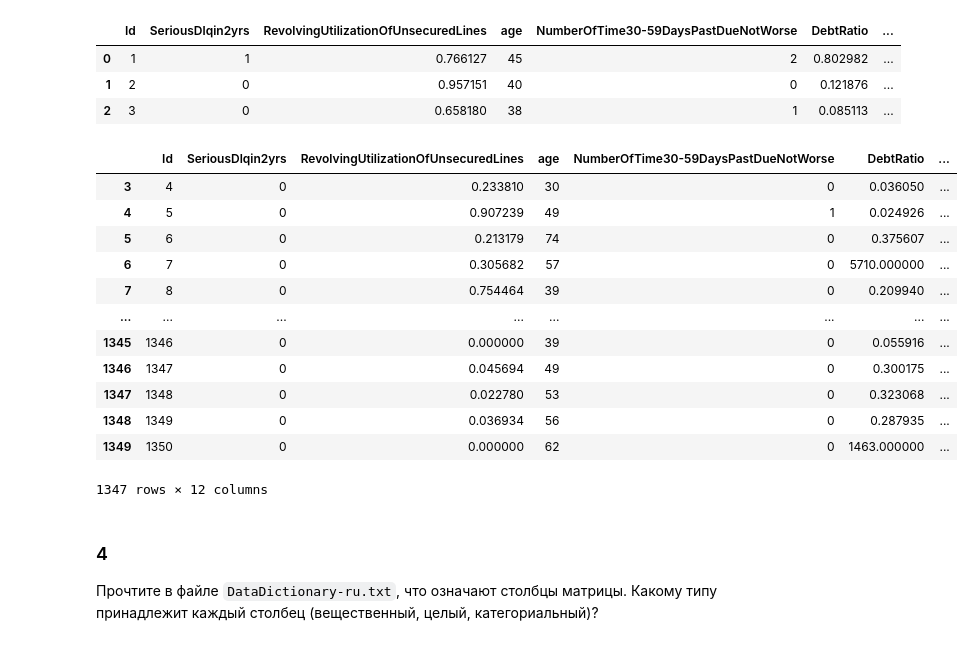
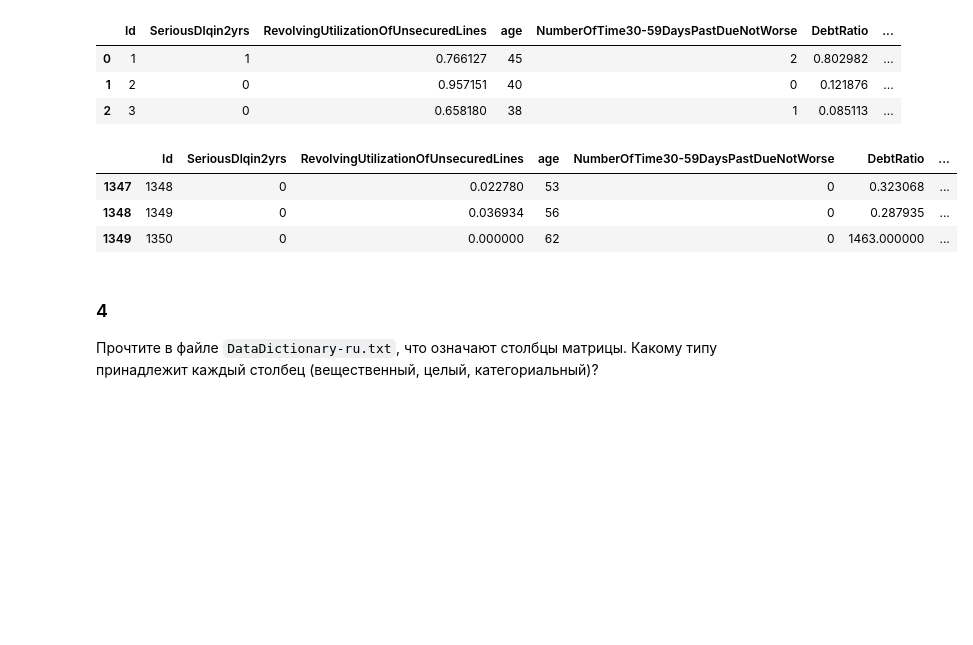
Before and after one commit to kirillserious/2021-machine-learning, a Jupyter notebook: lab_01/lab-1-pandas.ipynb, the cells around one changed output. Saved outputs shown, nothing was run; the diff lists cells and outputs as text; code cells hidden in the pictures; blank space fills up the shorter version.

```diff
--- a/lab_01/lab-1-pandas.ipynb
+++ b/lab_01/lab-1-pandas.ipynb
@@ -112,27 +105,18 @@ csv_data.head(n=3)
 # %%
 # DataFrame.tail(n=5)[source]
 # Return the last n rows.
 #
 # This function returns last n rows from the object based on position.
 # It is useful for quickly verifying data, for example, after sorting or appending rows.
 #
 # For negative values of n, this function returns all rows except the first n rows, equivalent to df[n:].
 
-csv_data.tail(n=-3)
+csv_data.tail(n=3)
 # %% [output]
 |  | Id | SeriousDlqin2yrs | RevolvingUtilizationOfUnsecuredLines | age | NumberOfTime30-59DaysPastDueNotWorse | DebtRatio | ... |
-| 3 | 4 | 0 | 0.233810 | 30 | 0 | 0.036050 | ... |
-| 4 | 5 | 0 | 0.907239 | 49 | 1 | 0.024926 | ... |
-| 5 | 6 | 0 | 0.213179 | 74 | 0 | 0.375607 | ... |
-| 6 | 7 | 0 | 0.305682 | 57 | 0 | 5710.000000 | ... |
-| 7 | 8 | 0 | 0.754464 | 39 | 0 | 0.209940 | ... |
-| ... | ... | ... | ... | ... | ... | ... | ... |
-| 1345 | 1346 | 0 | 0.000000 | 39 | 0 | 0.055916 | ... |
-| 1346 | 1347 | 0 | 0.045694 | 49 | 0 | 0.300175 | ... |
 | 1347 | 1348 | 0 | 0.022780 | 53 | 0 | 0.323068 | ... |
 | 1348 | 1349 | 0 | 0.036934 | 56 | 0 | 0.287935 | ... |
 | 1349 | 1350 | 0 | 0.000000 | 62 | 0 | 1463.000000 | ... |
-1347 rows × 12 columns
 # %% [markdown]
 ### 4
 Прочтите в файле `DataDictionary-ru.txt`, что означают столбцы матрицы. Какому типу принадлежит каждый столбец (вещественный, целый, категориальный)?
```
Also changed, not shown: parts of 9 cells of this notebook, 1 other file.
